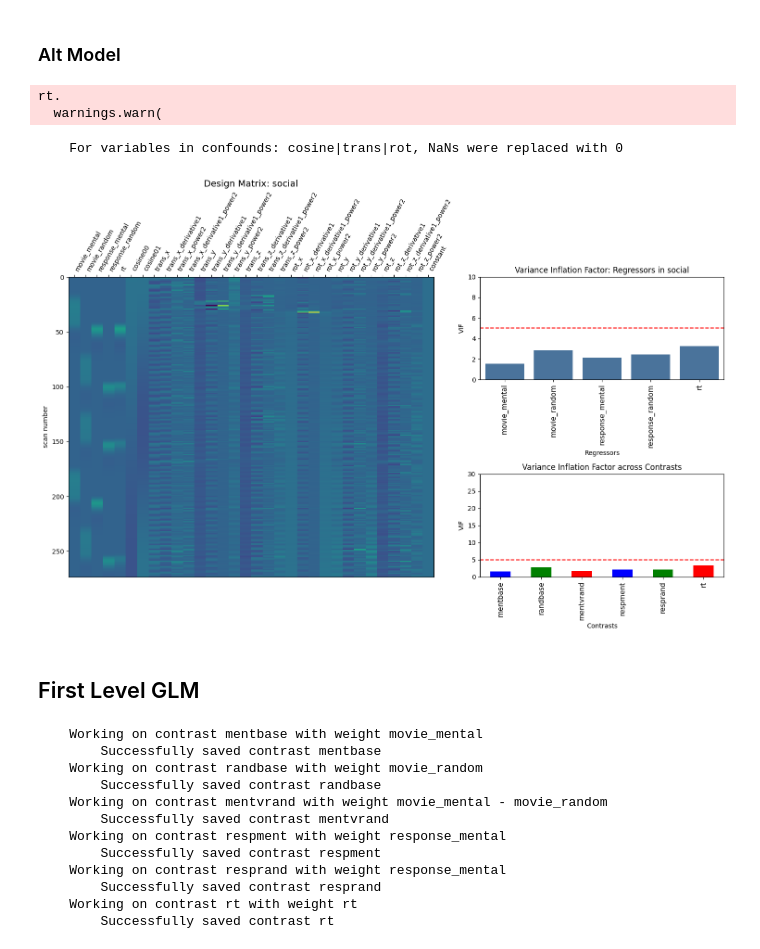
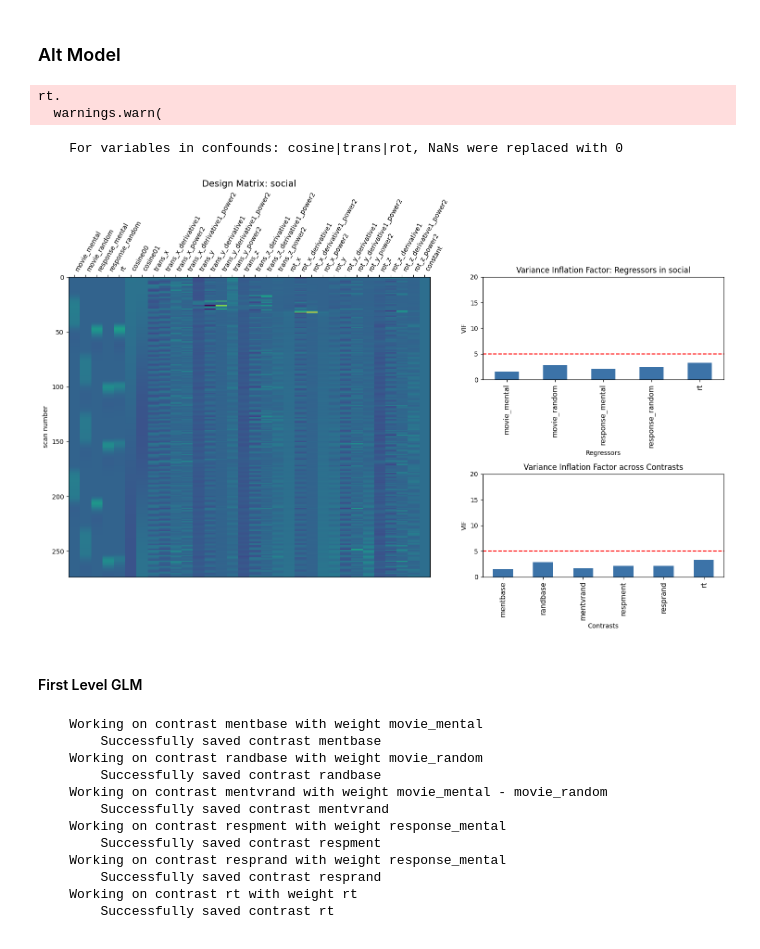
Before and after one commit to demidenm/hcpya_preprocess, a Jupyter notebook: scripts/taskbold/pilot_bold-models.ipynb, the cells around one changed output. Saved outputs shown, nothing was run; the diff lists cells and outputs as text; code cells hidden in the pictures.

```diff
--- a/scripts/taskbold/pilot_bold-models.ipynb
+++ b/scripts/taskbold/pilot_bold-models.ipynb
@@ -369,40 +514,41 @@ plt.show()
 # %%
 mod_spec = "alt"
 mod_config = config[mod_spec]
 fwhm = float(config['fwhm'])
 ar_noisemod = str(config['noise_mod'])
 highpass = int(config['highpass']) if config['highpass'] else None
 detrend = str(config['detrend']) if config['detrend'] else None
 n_vols = numvols
 
 event_path = sorted(Path(events_path).rglob(f"sub-{subj_id}_{ses}_task-{task}_dir-*_run-{run}_events.tsv"))
 event_df = pd.read_csv(event_path[0], sep = '\t')
 eventdf_cpy = event_df[event_df['trial_type'].isin(mod_config['trialtype_filter'])].copy()
 
 # conf files
 conf_fullpath = f"sub-{subj_id}/ses-3T/func/sub-{subj_id}_ses-3T_task-{task}_dir-*_run-{run}_desc-confounds_timeseries.tsv"
 conf_path = next(Path(test_fmriprep_path).glob(conf_fullpath), None)
 
 events_dat = prep_social_events(eventsdf=event_df, trialtype_colname=mod_config['trialtype_colname'],
                                 incl_trialtypes=mod_config['trialtype_filter'], modtype=mod_spec, new_trialcol_name='new_trialtype')
 design_matrix = create_design_matrix(eventdf=events_dat, conf_path=conf_path, conflist_filt=mod_config['nusiance_regressors'],
                      stc=bool(config['slice_time_corr']), mod_dict=mod_config, volumes=n_vols,
                      time_rep=float(config['boldtr']), hrf_type=config['hrf_type'],
                      driftmod=detrend, highpass=highpass, trialtype_colname='new_trialtype')
 
-# VIFs ESTIMATE WITH ALL REGRESSORS
+# VIFs ESTIMATE WITH ALL TASK REGRESSORS
+filtered_columns = design_matrix.columns[~design_matrix.columns.str.contains(mod_config['nusiance_regressors'], regex=True)]
+reg_dict = {item: item for item in filtered_columns if item != "constant"}
 con_vifs = est_contrast_vifs(desmat=design_matrix, contrasts=mod_config['contrasts'])
-reg_vifs = compute_vifs(design_matrix)
-key_regs = reg_vifs[~reg_vifs["Var"].str.contains(mod_config['nusiance_regressors'], regex=True)]
-fig = plot_design_vifs(designmat=design_matrix, regressor_vifs=key_regs, contrast_vifs=con_vifs, task_name=task)
+reg_vifs = est_contrast_vifs(desmat=design_matrix, contrasts=reg_dict)
+fig = plot_design_vifs(designmat=design_matrix, regressor_vifs=reg_vifs, contrast_vifs=con_vifs, task_name=task)
 plt.show()
 # %% [output]
 rt.
   warnings.warn(
     For variables in confounds: cosine|trans|rot, NaNs were replaced with 0
-[figure, old version]
+[figure, new version]
 # %% [markdown]
-## First Level GLM
+#### First Level GLM
 # %%
 # bold file
 bold_fullpath = f"sub-{subj_id}/ses-3T/func/sub-{subj_id}_ses-3T_task-{task}_dir-*_run-{run}_space-MNI152NLin2009cAsym_res-2_desc-preproc_bold.nii.gz"
```
Also changed, not shown: parts of 87 cells of this notebook, 4 other files.
